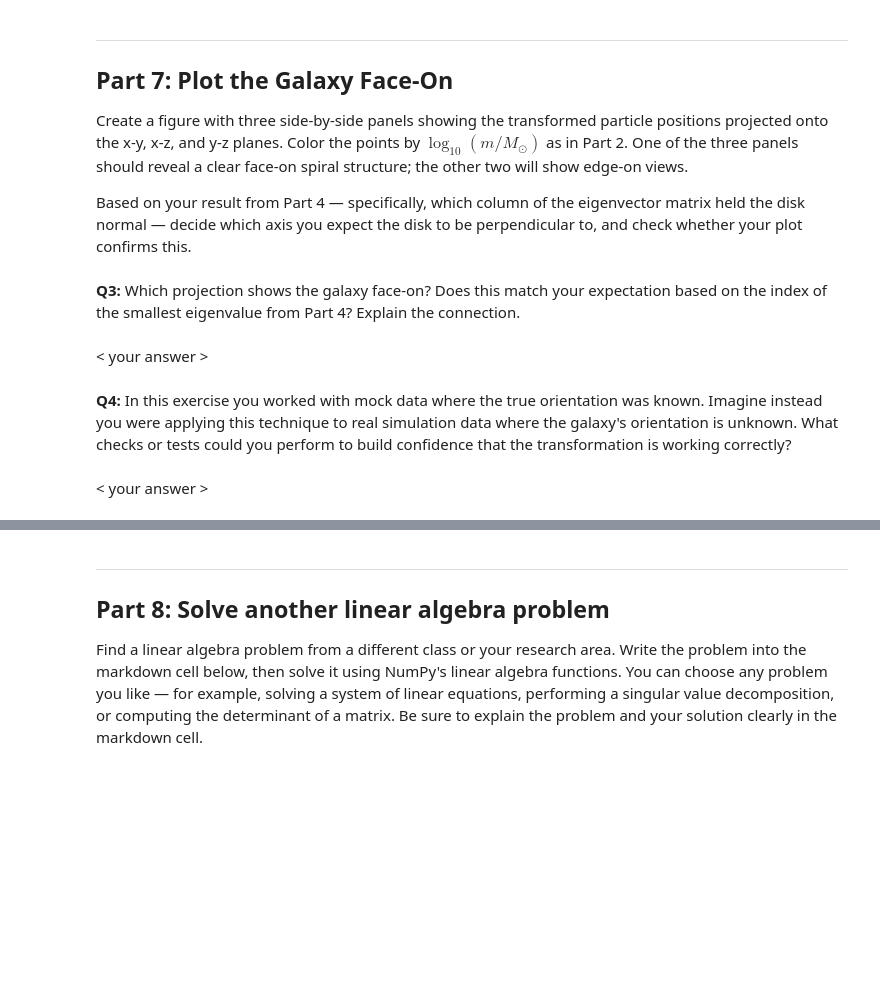
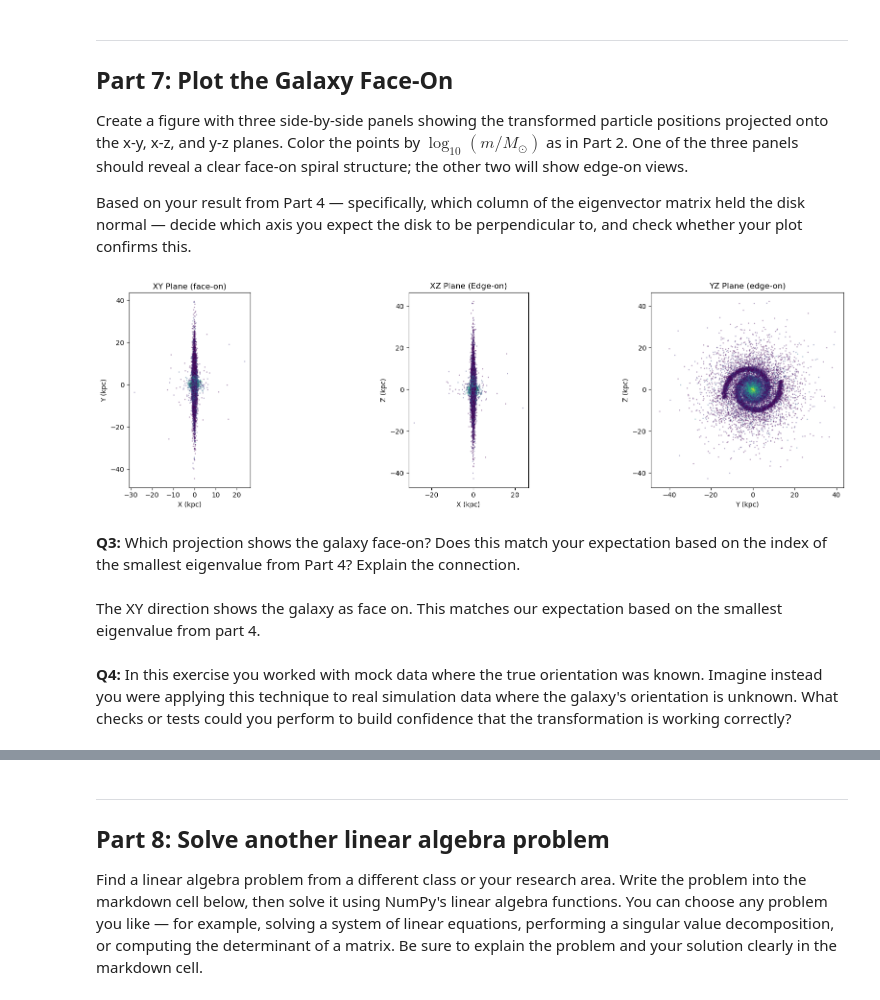
Before and after one commit to jackriegger88/numerical-methods, a Jupyter notebook: assignments/week_07/coordinate_transform.ipynb, the cells around one changed output, grey strips where cells are left out. Cells and saved outputs as stored; diff of their text form; code cells hidden in the pictures; blank space fills up the shorter version.

```diff
--- a/assignments/week_07/coordinate_transform.ipynb
+++ b/assignments/week_07/coordinate_transform.ipynb
@@ -327,0 +382,17 @@ Apply the transformation and verify that the output array has the same shape as
+# %%
+# Apply the transformation to all particle positions; print original and new shapes to verify
+import numpy as np
+
+# 1. Apply the transformation
+# We take our original positions and right-multiply by the transpose of the transformation matrix
+pos_new = pos @ transformation_matrix.T
+
+# 2. Verify the shape
+print(f"Original shape: {pos.shape}")
+print(f"New shape:      {pos_new.shape}")
+
+# 3. Simple Check: Did it work?
+if pos.shape == pos_new.shape:
+    print("\nSuccess! The array shapes match.")
+else:
+    print("\nShape mismatch. Check your multiplication order.")
@@ -339,8 +411,42 @@ Based on your result from Part 4 — specifically, which column of the eigenvect
+# %%
+
+
+# Three-panel figure: x-y, x-z, and y-z projections of the transformed positions, colored by log10(mass)
+import matplotlib.pyplot as plt
+import numpy as np
+
+# 1. Prepare the plot
+fig, axes = plt.subplots(1, 3, figsize=(18, 5))
+titles = ['XY Plane (face-on)', 'XZ Plane (Edge-on)', 'YZ Plane (edge-on)']
+col_mass = np.log10(mass) # Color by log mass
+
+# 2. Plot each projection
+# XY Projection
+axes[0].scatter(pos_new[:, 0], pos_new[:, 1], c=col_mass, s=1, cmap='viridis', alpha=0.3)
+axes[0].set_xlabel('X (kpc)')
+axes[0].set_ylabel('Y (kpc)')
+
+# XZ Projection
+axes[1].scatter(pos_new[:, 0], pos_new[:, 2], c=col_mass, s=1, cmap='viridis', alpha=0.3)
+axes[1].set_xlabel('X (kpc)')
+axes[1].set_ylabel('Z (kpc)')
+
+# YZ Projection
+axes[2].scatter(pos_new[:, 1], pos_new[:, 2], c=col_mass, s=1, cmap='viridis', alpha=0.3)
+axes[2].set_xlabel('Y (kpc)')
+axes[2].set_ylabel('Z (kpc)')
+
+for ax, title in zip(axes, titles):
+    ax.set_title(title)
+    ax.set_aspect('equal') # Keep the scale 1:1
+
+plt.tight_layout()
+plt.show()
+# %% [output]
+[figure, added]
 # %% [markdown]
 **Q3:** Which projection shows the galaxy face-on? Does this match your expectation based on the index of the smallest eigenvalue from Part 4? Explain the connection.
-# %% [markdown]
-< your answer >
+# %% [markdown]
+The XY direction shows the galaxy as face on. This matches our expectation based on the smallest eigenvalue from part 4.
 # %% [markdown]
 **Q4:** In this exercise you worked with mock data where the true orientation was known. Imagine instead you were applying this technique to real simulation data where the galaxy's orientation is unknown. What checks or tests could you perform to build confidence that the transformation is working correctly?
-# %% [markdown]
-< your answer >
```
Also changed, not shown: parts of 17 cells of this notebook.
